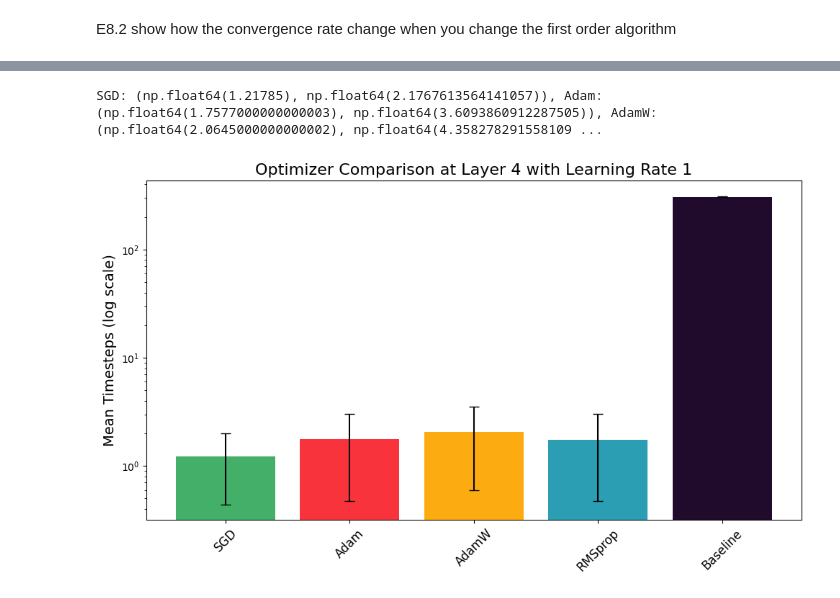
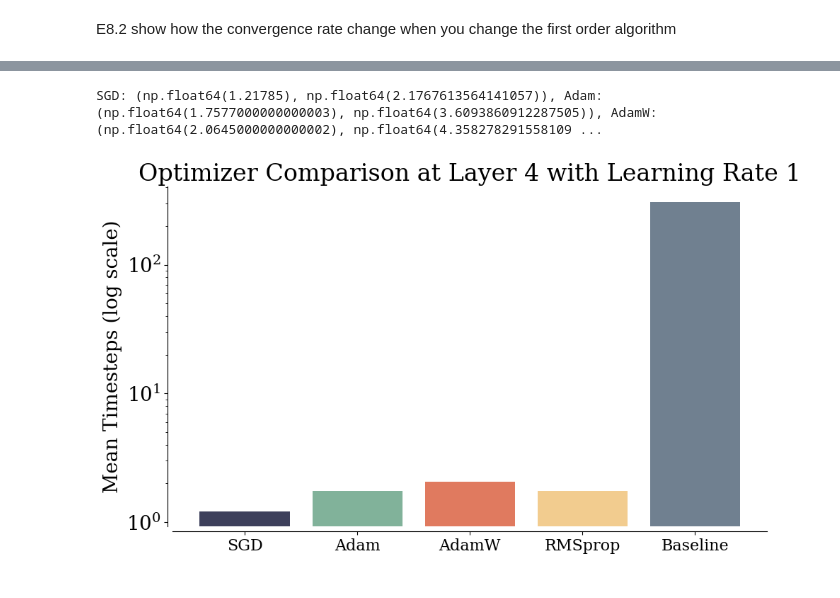
Before and after one commit to tommasomncttn/LLM-Inversion, a Jupyter notebook: notebooks/experiment_gt.ipynb, the cells around one changed output, grey strips where cells are left out. Saved outputs shown, nothing was run; the diff lists cells and outputs as text; code cells hidden in the pictures.

```diff
--- a/notebooks/experiment_gt.ipynb
+++ b/notebooks/experiment_gt.ipynb
@@ -162,7 +212,7 @@ Average accross all the 8 layers
 # now compute the same quantities but averaged for all layers from 1 to 8
 df_exp_8_1_all_layers = df[(df['dataset_type'] == dataset_type) & (df['optimizer'] == optimizer)]
 df_exp_8_1_all_layers_results = {
-    x: compute_statistics(df_exp_8_1_all_layers[df_exp_8_1_all_layers['learning_rate'] == x], indices=range(20), column_name='timesteps', agg = "sum")
+    x: compute_statistics(df_exp_8_1_all_layers[df_exp_8_1_all_layers['learning_rate'] == x], indices=range(20), column_name='timesteps', reduce="sum")
     for x in learning_rates
 }
 plot_metrics(
@@ -186,7 +236,7 @@ df_exp_8_1 = df[(df['dataset_type'] == dataset_type) & (df['optimizer'] == optim
 df_exp_8_1.head()
 
 df_exp_8_1_results = {
-    x: compute_statistics(df_exp_8_1[df_exp_8_1['learning_rate'] == x], indices=range(20), column_name='timesteps',agg = "sum")
+    x: compute_statistics(df_exp_8_1[df_exp_8_1['learning_rate'] == x], indices=range(20), column_name='timesteps',reduce="sum")
     for x in learning_rates
 }
 
@@ -212,7 +262,7 @@ learning_rates = 1
 df_exp_8_2 = df[(df['dataset_type'] == dataset_type) & (df['layer'] == layer) & (df['learning_rate'] == learning_rates)]
 
 df_exp_8_2_results = {
-    x: compute_statistics(df_exp_8_2[df_exp_8_2['optimizer'] == x], indices=range(20), column_name='timesteps', agg = "sum")
+    x: compute_statistics(df_exp_8_2[df_exp_8_2['optimizer'] == x], indices=range(20), column_name='timesteps', reduce="sum")
     for x in optimizers
 }
 plot_metrics(
@@ -233,7 +283,7 @@ learning_rates = 0.01
 df_exp_8_2 = df[(df['dataset_type'] == dataset_type) & (df['layer'] == layer) & (df['learning_rate'] == learning_rates)]
 
 df_exp_8_2_results = {
-    x: compute_statistics(df_exp_8_2[df_exp_8_2['optimizer'] == x], indices=range(20), column_name='timesteps', agg = "sum")
+    x: compute_statistics(df_exp_8_2[df_exp_8_2['optimizer'] == x], indices=range(20), column_name='timesteps', reduce="sum")
     for x in optimizers
 }
 plot_metrics(
@@ -260,7 +310,7 @@ layer = 4
 learning_rates = 1
 df_exp_8_2 = df[(df['dataset_type'] == dataset_type) & (df['layer'] == layer) & (df['learning_rate'] == learning_rates)]
 df_exp_8_2_results = {
-    x: compute_statistics(df_exp_8_2[df_exp_8_2['optimizer'] == x], indices=range(20), column_name='times', agg = "mean")
+    x: compute_statistics(df_exp_8_2[df_exp_8_2['optimizer'] == x], indices=range(20), column_name='times', reduce="mean")
     for x in optimizers
 }
 baseline = df_exp_8_2_results["baseline"][19] # mean, std
@@ -268,56 +318,78 @@ SGD = df_exp_8_2_results["SGD"][19] # mean, std
 Adam = df_exp_8_2_results["Adam"][19] # mean, std
 AdamW = df_exp_8_2_results["AdamW"][19] # mean, std
 RMSprop = df_exp_8_2_results["RMSprop"][19] # mean, std
-print(f"SGD: {SGD}, Adam: {Adam}, AdamW: {AdamW}, RMSprop: {RMSprop}, Baseline: {baseline}")
 
 # represent them as a bar plot with names on the x-axis and mean values on the y-axis, with error bars for std
 
 def plot_bar_with_error_bars_log(
-    data: dict[str, tuple[np.float64, np.float64]],
+    data: dict[str, tuple[float, float]],
+    xlabel: str = None,
+    ylabel: str = "Mean Timesteps",
     title: str = "Optimizer Comparison",
-    ylabel: str = "Mean Timesteps"
+    figsize: tuple = (12, 8)
 ) -> None:
     """
-    Plots a bar chart of mean values with error bars (std), using a log y-axis.
+    Plot a bar chart with error bars on a log y-axis in publication-quality style.
 
     Args:
         data:   Mapping from label to (mean, std) tuple.
+        xlabel: Label for the x-axis.
+        ylabel: Label for the y-axis.
         title:  Title of the plot.
-        ylabel: Label for the y-axis.
+        figsize: Figure size (width, height).
     """
     names = list(data.keys())
     means = [data[name][0] for name in names]
-    stds  = [np.log(data[name][1]) for name in names]
+    stds = [data[name][1] for name in names]
 
-    plt.figure(figsize=(10, 6))
-    plt.bar(
+    fig, ax = plt.subplots(figsize=figsize)
+    # Use the same STYLES palette
+    colors = STYLES[:len(names)]
+    bars = ax.bar(
         names,
         means,
-        yerr=stds,
+        # yerr=stds,
         capsize=5,
-        color=COLORS[:len(names)]
+        color=colors
     )
-    plt.yscale('log')
-    plt.ylabel(ylabel, fontsize=14)
-    plt.title(title, fontsize=16)
-    plt.xticks(rotation=45, fontsize=12)
-    plt.tight_layout()
+
+    ax.set_yscale('log')
+    # Labels and title
+    ax.set_xlabel(xlabel, fontsize=20)
+    ax.set_ylabel(ylabel, fontsize=20)
+    ax.set_title(title, fontsize=24)
+
+    # Tick customization
+    ax.tick_params(axis='x', labelsize=16)
+    ax.tick_params(axis='y', labelsize=20)
+    plt.setp(ax.get_xticklabels(), rotation=45, ha='right')
+
+    # Clean spines
+    ax.spines['top'].set_visible(False)
+    ax.spines['right'].set_visible(False)
+    ax.spines['bottom'].set_position(('outward', 5))
+    ax.spines['left'].set_position(('outward', 5))
+    ax.xaxis.set_ticks_position('bottom')
+    ax.yaxis.set_ticks_position('left')
+
+    # Adjust layout to center axes and prevent clipping
+    fig.subplots_adjust(left=0.15, right=0.85, bottom=0.3, top=0.9)
     plt.show()
 
 plot_bar_with_error_bars_log(
     data={
         "SGD": SGD,
         "Adam": Adam,
         "AdamW": AdamW,
         "RMSprop": RMSprop,
         "Baseline": baseline
     },
     title="Optimizer Comparison at Layer 4 with Learning Rate 1",
     ylabel="Mean Timesteps (log scale)"
 )
 # %% [output]
 SGD: (np.float64(1.21785), np.float64(2.1767613564141057)), Adam: (np.float64(1.7577000000000003), np.float64(3.6093860912287505)), AdamW: (np.float64(2.0645000000000002), np.float64(4.358278291558109 ...
-[figure, old version]
+[figure, new version]
 # %%
 dataset_type = 'meaningful'
 optimizers = ["SGD", "Adam", "AdamW", "RMSprop", "baseline"]
```
Also changed, not shown: parts of 22 cells of this notebook.
